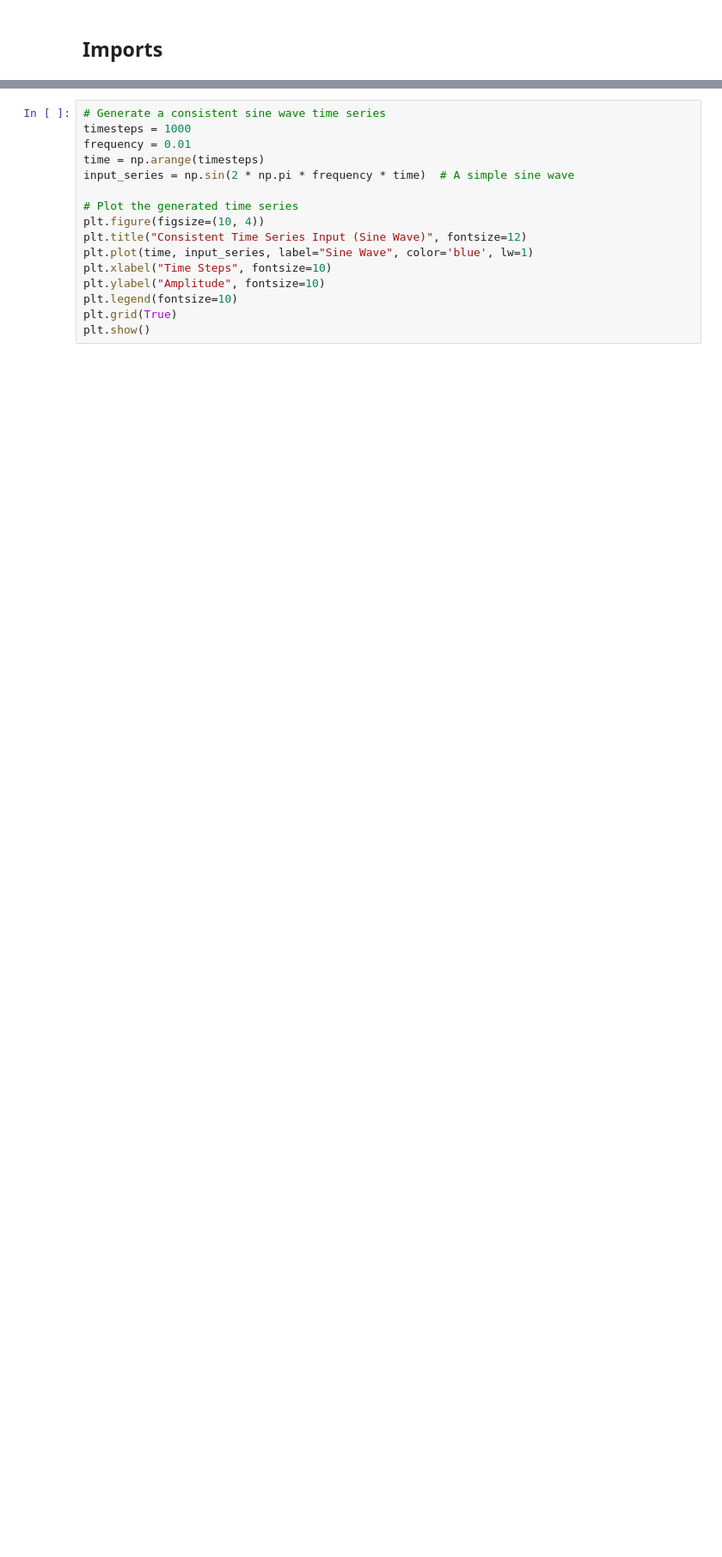
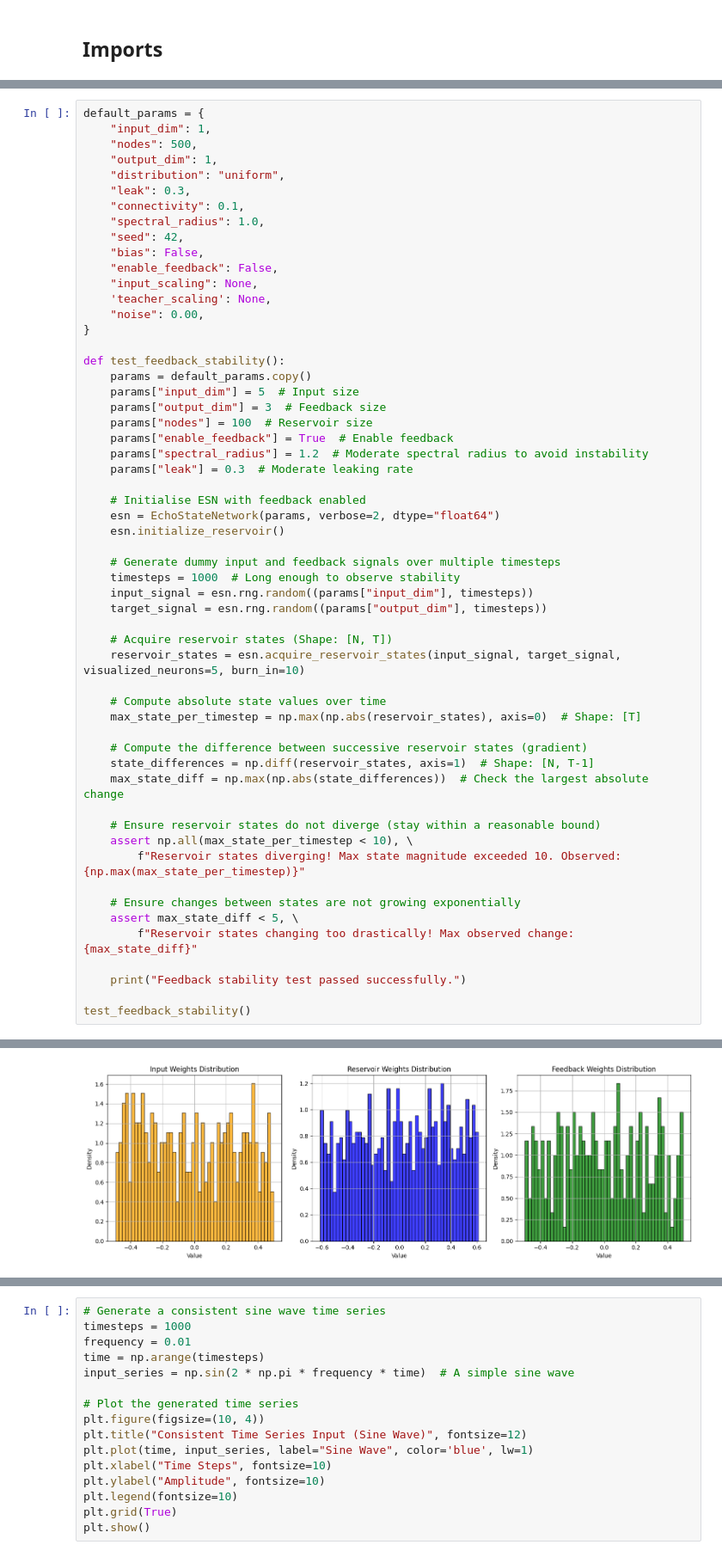
Before and after one commit to DRH312/py-ESN, a Jupyter notebook: Demonstrations/ESN_TestingSpace.ipynb, the cells around one changed output, grey strips where cells are left out. Shown at 86% size. Cells and saved outputs as stored; diff of their text form; blank space fills up the shorter version.

Commit message:
Repository is ready for submission. With the exception of the chonky test on the Mackey-glass dataset.

```diff
--- a/pyEchoStateNetwork/ESN_TestingSpace.ipynb
+++ b/Demonstrations/ESN_TestingSpace.ipynb
@@ -9,0 +10,57 @@ from ESN_class import EchoStateNetwork
+# %%
+default_params = {
+    "input_dim": 1,
+    "nodes": 500,
+    "output_dim": 1,
+    "distribution": "uniform",
+    "leak": 0.3,
+    "connectivity": 0.1,
+    "spectral_radius": 1.0,
+    "seed": 42,
+    "bias": False,
+    "enable_feedback": False,
+    "input_scaling": None,
+    'teacher_scaling': None,
+    "noise": 0.00,
+}
+
+def test_feedback_stability():
+    params = default_params.copy()
+    params["input_dim"] = 5  # Input size
+    params["output_dim"] = 3  # Feedback size
+    params["nodes"] = 100  # Reservoir size
+    params["enable_feedback"] = True  # Enable feedback
+    params["spectral_radius"] = 1.2  # Moderate spectral radius to avoid instability
+    params["leak"] = 0.3  # Moderate leaking rate
+
+    # Initialise ESN with feedback enabled
+    esn = EchoStateNetwork(params, verbose=2, dtype="float64")
+    esn.initialize_reservoir()
+
+    # Generate dummy input and feedback signals over multiple timesteps
+    timesteps = 1000  # Long enough to observe stability
+    input_signal = esn.rng.random((params["input_dim"], timesteps))
+    target_signal = esn.rng.random((params["output_dim"], timesteps))
+
+    # Acquire reservoir states (Shape: [N, T])
+    reservoir_states = esn.acquire_reservoir_states(input_signal, target_signal, visualized_neurons=5, burn_in=10)
+
+    # Compute absolute state values over time
+    max_state_per_timestep = np.max(np.abs(reservoir_states), axis=0)  # Shape: [T]
+
+    # Compute the difference between successive reservoir states (gradient)
+    state_differences = np.diff(reservoir_states, axis=1)  # Shape: [N, T-1]
+    max_state_diff = np.max(np.abs(state_differences))  # Check the largest absolute change
+
+    # Ensure reservoir states do not diverge (stay within a reasonable bound)
+    assert np.all(max_state_per_timestep < 10), \
+        f"Reservoir states diverging! Max state magnitude exceeded 10. Observed: {np.max(max_state_per_timestep)}"
+
+    # Ensure changes between states are not growing exponentially
+    assert max_state_diff < 5, \
+        f"Reservoir states changing too drastically! Max observed change: {max_state_diff}"
+
+    print("Feedback stability test passed successfully.")
+
+test_feedback_stability()
+# %% [output]
@@ -9,0 +70 @@ from ESN_class import EchoStateNetwork
+[figure, added]
```
Also changed, not shown: parts of 2 cells of this notebook, 17 other files.
